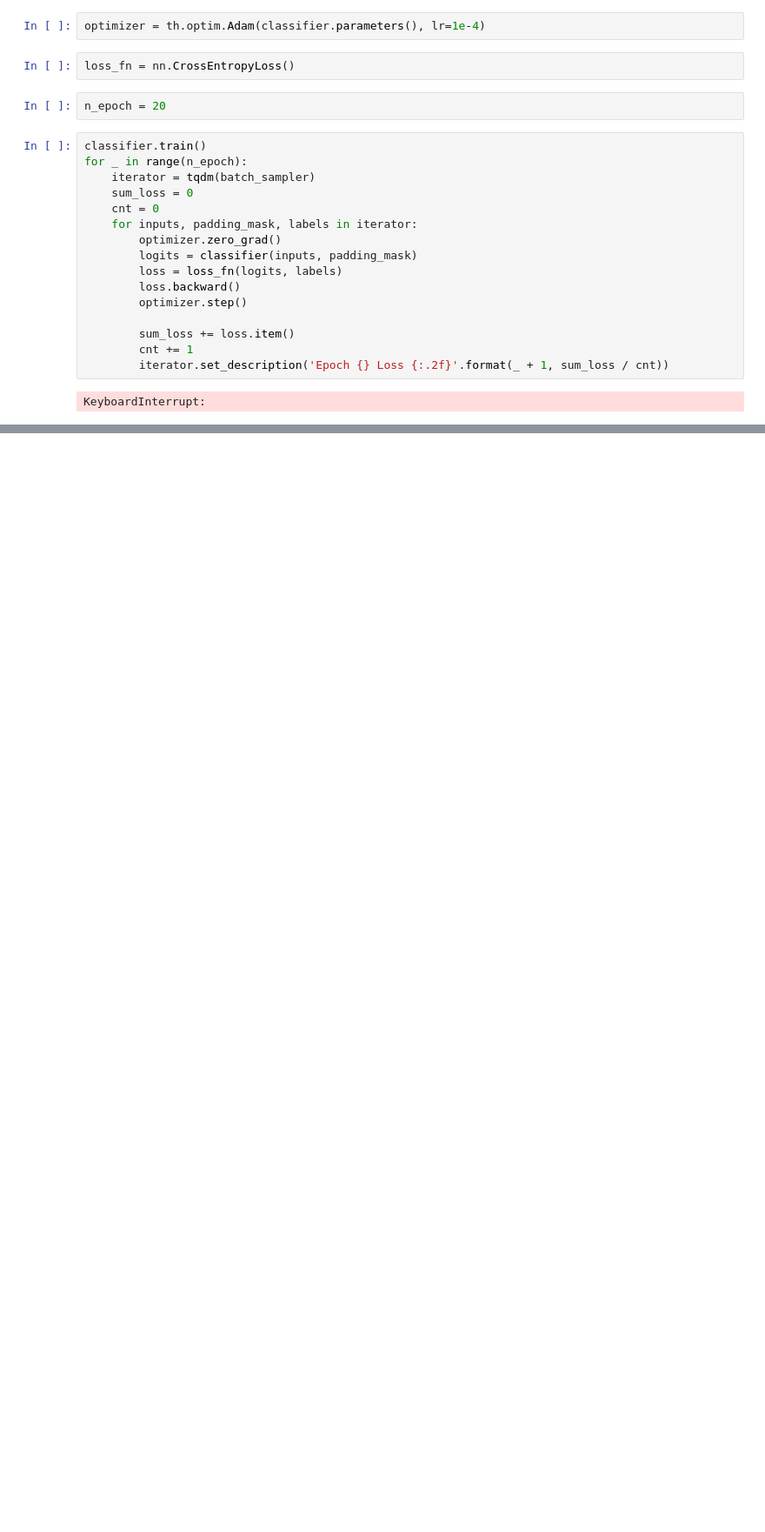
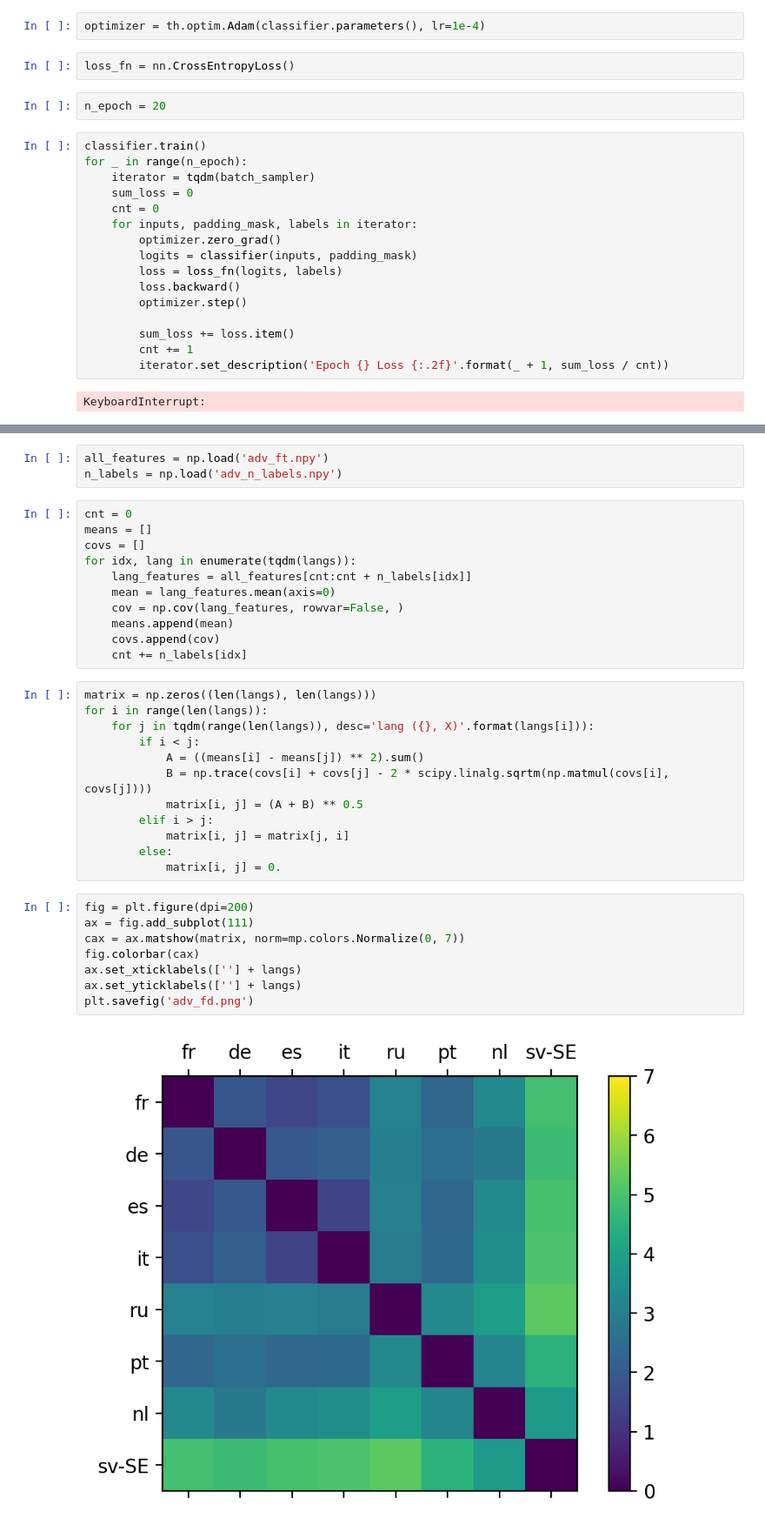
Before and after one commit to owaski/Chimera-ST, a Jupyter notebook: mST/analysis/language-specific/classifier.ipynb, the cells around one changed output, grey strips where cells are left out. Shown at 87% size. Saved outputs shown, nothing was run; the diff lists cells and outputs as text; blank space fills up the shorter version.

```diff
--- a/mST/analysis/language-specific/classifier.ipynb
+++ b/mST/analysis/language-specific/classifier.ipynb
@@ -150,0 +236,36 @@ KeyboardInterrupt:
+# %%
+all_features = np.load('adv_ft.npy')
+n_labels = np.load('adv_n_labels.npy')
+# %%
+cnt = 0
+means = []
+covs = []
+for idx, lang in enumerate(tqdm(langs)):
+    lang_features = all_features[cnt:cnt + n_labels[idx]]
+    mean = lang_features.mean(axis=0)
+    cov = np.cov(lang_features, rowvar=False, )
+    means.append(mean)
+    covs.append(cov)
+    cnt += n_labels[idx]
+# %%
+matrix = np.zeros((len(langs), len(langs)))
+for i in range(len(langs)):
+    for j in tqdm(range(len(langs)), desc='lang ({}, X)'.format(langs[i])):
+        if i < j:
+            A = ((means[i] - means[j]) ** 2).sum()
+            B = np.trace(covs[i] + covs[j] - 2 * scipy.linalg.sqrtm(np.matmul(covs[i], covs[j])))
+            matrix[i, j] = (A + B) ** 0.5
+        elif i > j:
+            matrix[i, j] = matrix[j, i]
+        else:
+            matrix[i, j] = 0.
+# %%
+fig = plt.figure(dpi=200)
+ax = fig.add_subplot(111)
+cax = ax.matshow(matrix, norm=mp.colors.Normalize(0, 7))
+fig.colorbar(cax)
+ax.set_xticklabels([''] + langs)
+ax.set_yticklabels([''] + langs)
+plt.savefig('adv_fd.png')
+# %% [output]
+[figure, added]
```
Also changed, not shown: parts of 17 cells of this notebook, 20 other files.
